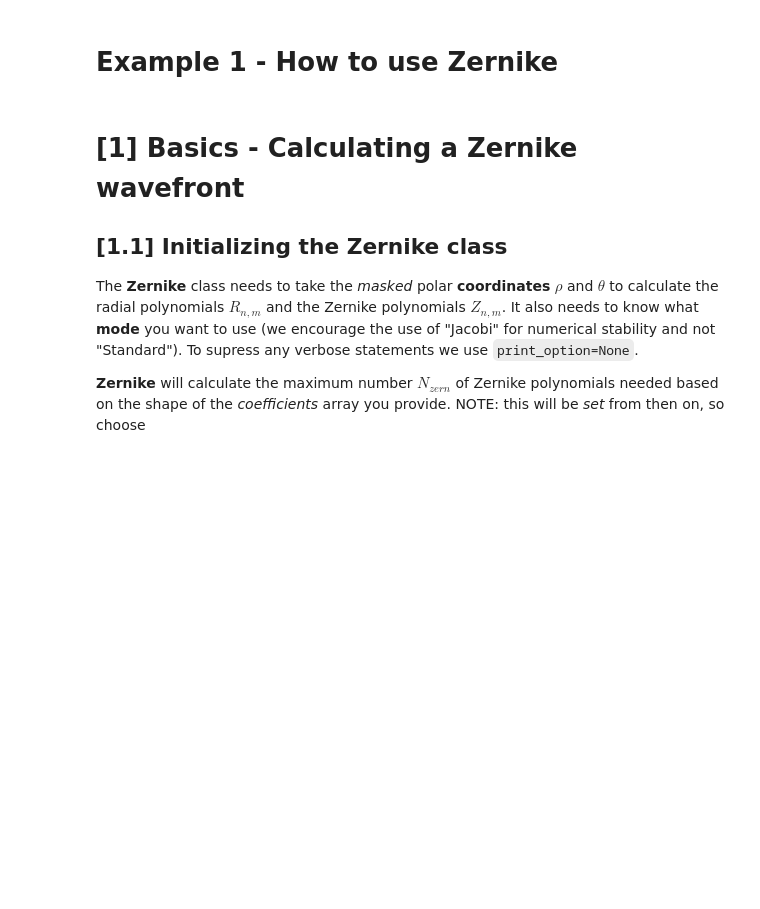
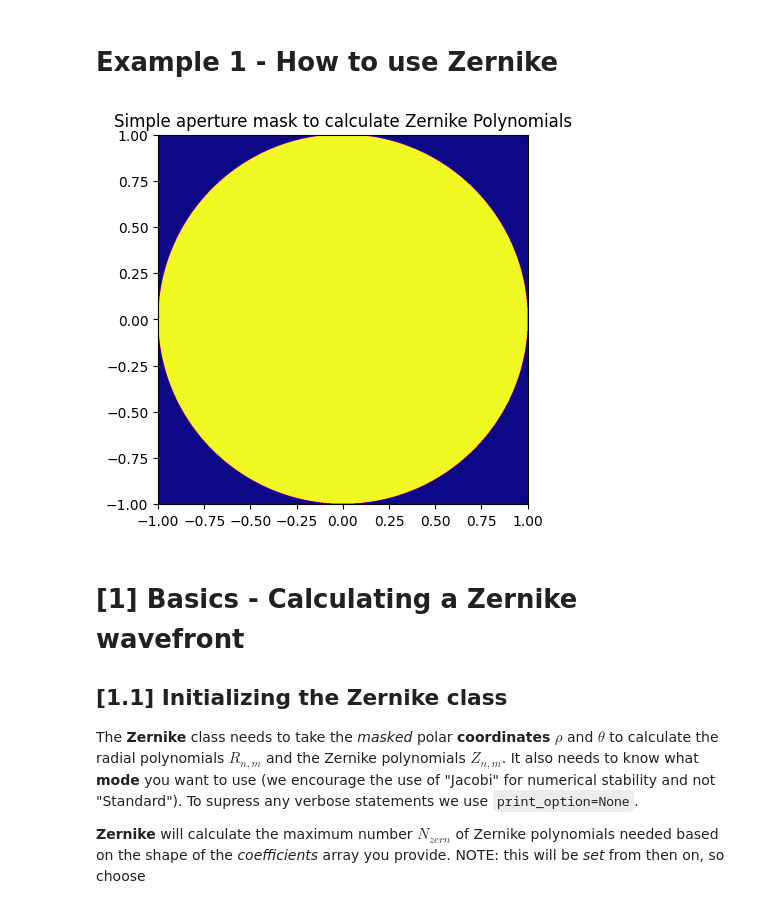
Before and after one commit to AlvaroMenduina/ZERN, a Jupyter notebook: examples/test.ipynb, the cells around one changed output. Saved outputs shown, nothing was run; the diff lists cells and outputs as text; code cells hidden in the pictures; blank space fills up the shorter version.

```diff
--- a/examples/test.ipynb
+++ b/examples/test.ipynb
@@ -22,6 +23,13 @@ rho = np.sqrt(xx ** 2 + yy ** 2)
 theta = np.arctan2(xx, yy)
 aperture_mask = rho <= rho_max
 rho, theta = rho[aperture_mask], theta[aperture_mask]
+# %%
+fig, ax = plt.subplots(1, 1)
+img_mask = ax.imshow(aperture_mask, extent=[-rho_max, rho_max, -rho_max, rho_max], cmap="plasma")
+ax.set_title(r"Simple aperture mask to calculate Zernike Polynomials")
+plt.show()
+# %% [output]
+[figure, added]
 # %% [markdown]
 # [1] Basics - Calculating a Zernike wavefront
 ## [1.1] Initializing the Zernike class
```
Also changed, not shown: parts of 14 cells of this notebook.
